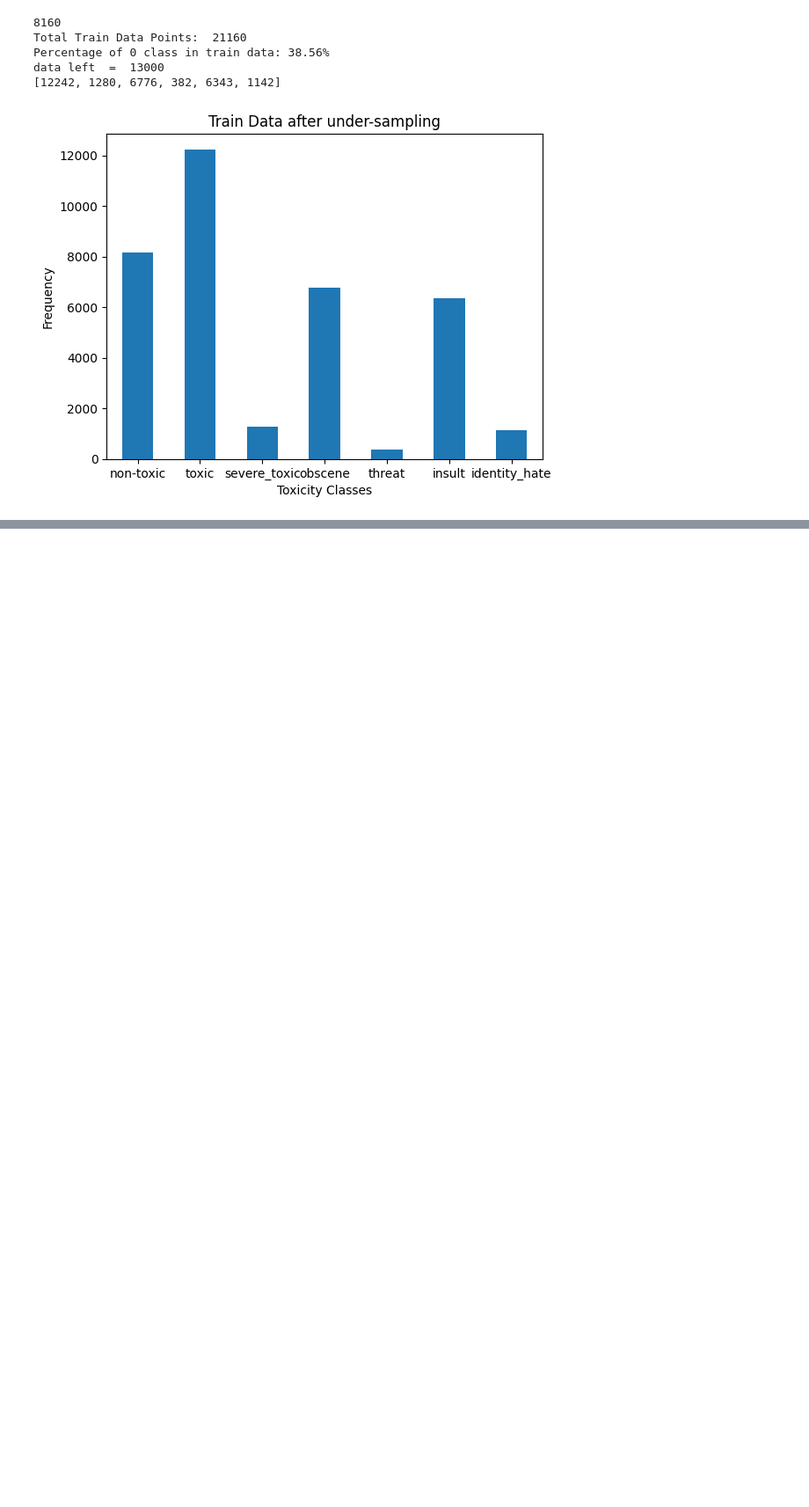
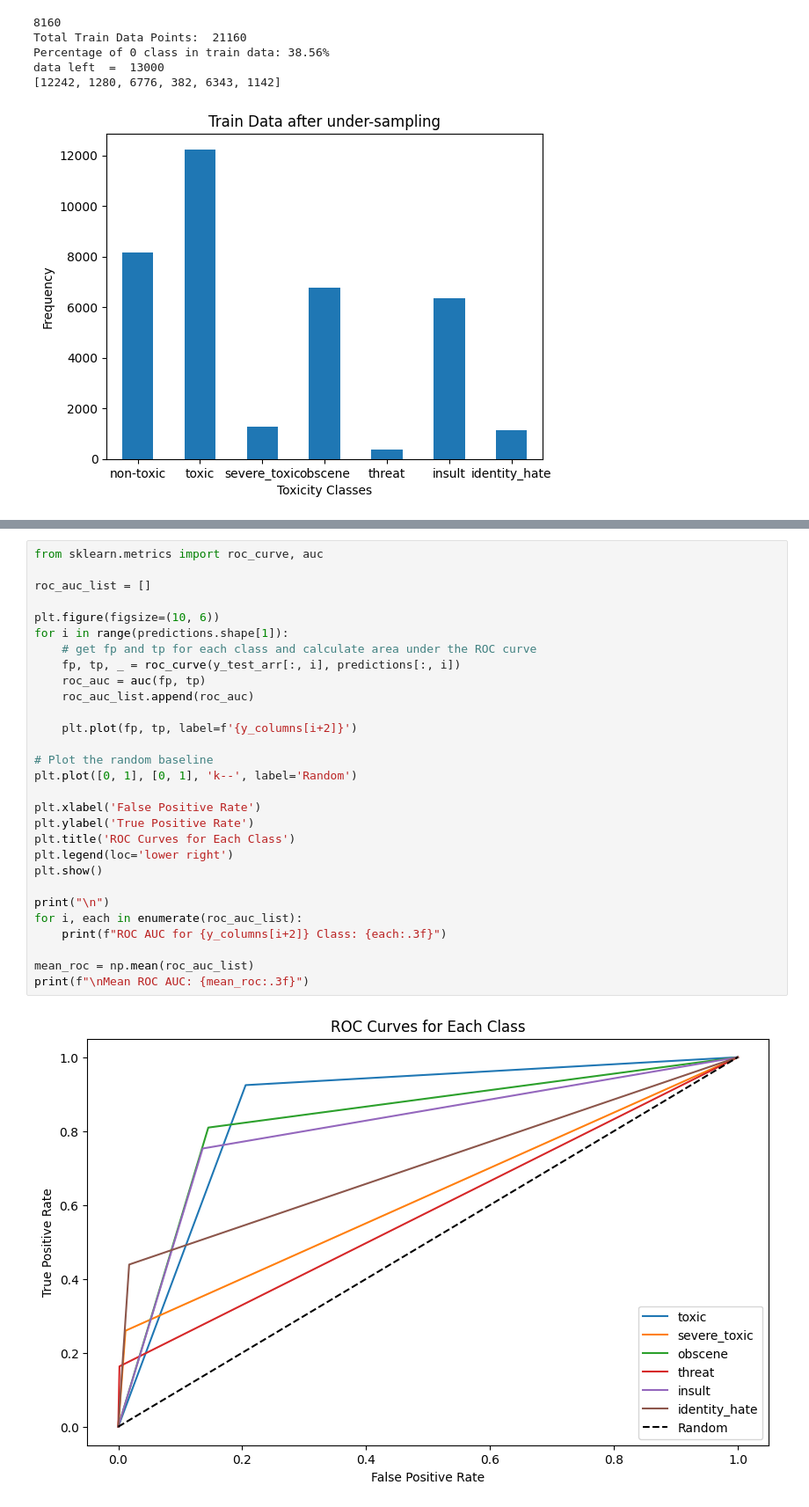
Before and after one commit to Hashmat02/ToxClassify-LSTM-and-Naive-Bayes-for-Toxicity-Detection, a Jupyter notebook: notebook2.ipynb, the cells around one changed output, grey strips where cells are left out. Shown at 88% size. Drawn from its saved outputs; the diff is of its cells as text; blank space fills up the shorter version.

```diff
--- a/notebook2.ipynb
+++ b/notebook2.ipynb
@@ -163,0 +369,31 @@ data left  =  13000
+# %%
+from sklearn.metrics import roc_curve, auc
+
+roc_auc_list = []
+
+plt.figure(figsize=(10, 6))
+for i in range(predictions.shape[1]):
+    # get fp and tp for each class and calculate area under the ROC curve
+    fp, tp, _ = roc_curve(y_test_arr[:, i], predictions[:, i])
+    roc_auc = auc(fp, tp)
+    roc_auc_list.append(roc_auc)
+
+    plt.plot(fp, tp, label=f'{y_columns[i+2]}')
+
+# Plot the random baseline
+plt.plot([0, 1], [0, 1], 'k--', label='Random')
+
+plt.xlabel('False Positive Rate')
+plt.ylabel('True Positive Rate')
+plt.title('ROC Curves for Each Class')
+plt.legend(loc='lower right')
+plt.show()
+
+print("\n")
+for i, each in enumerate(roc_auc_list):
+    print(f"ROC AUC for {y_columns[i+2]} Class: {each:.3f}")
+
+mean_roc = np.mean(roc_auc_list)
+print(f"\nMean ROC AUC: {mean_roc:.3f}")
+# %% [output]
+[figure, added]
```
Also changed, not shown: parts of 17 cells of this notebook.
